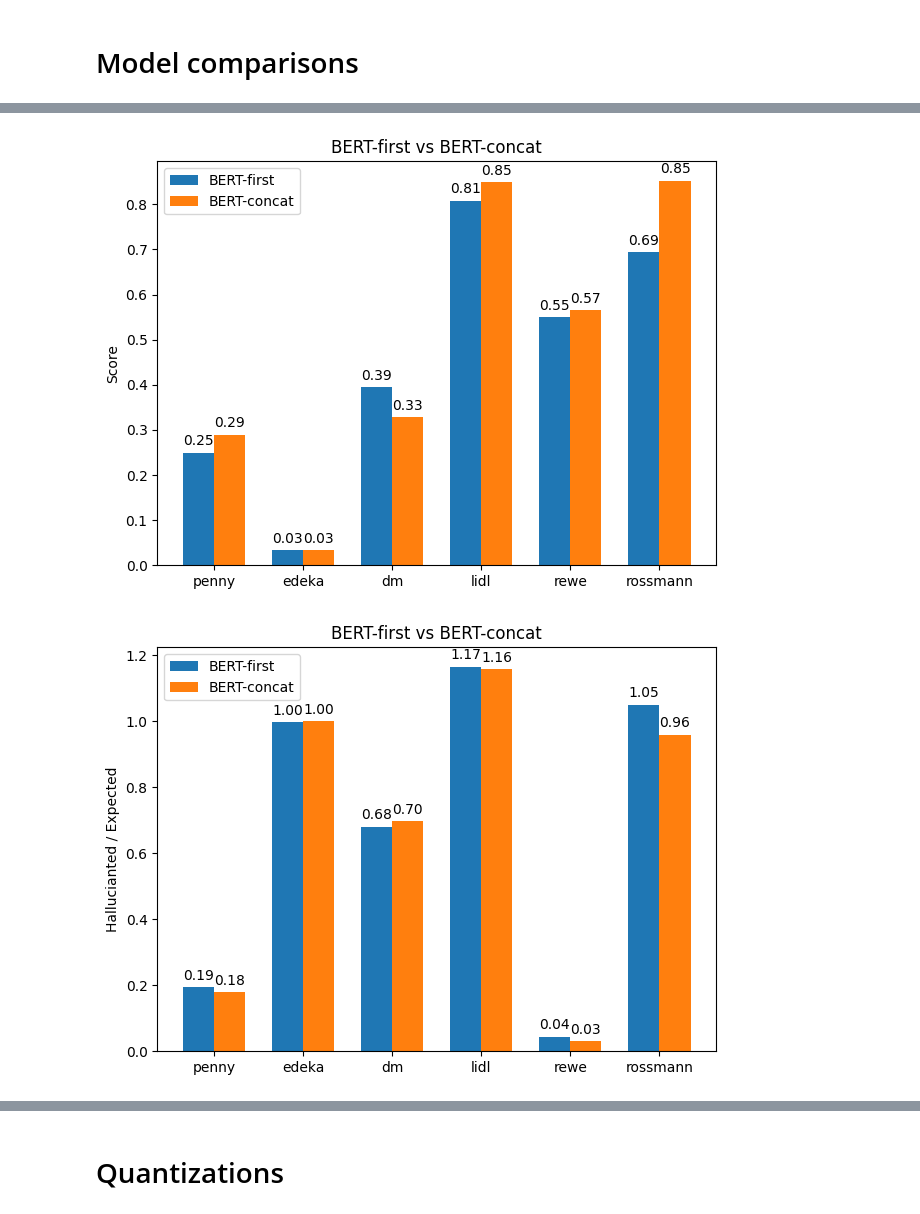
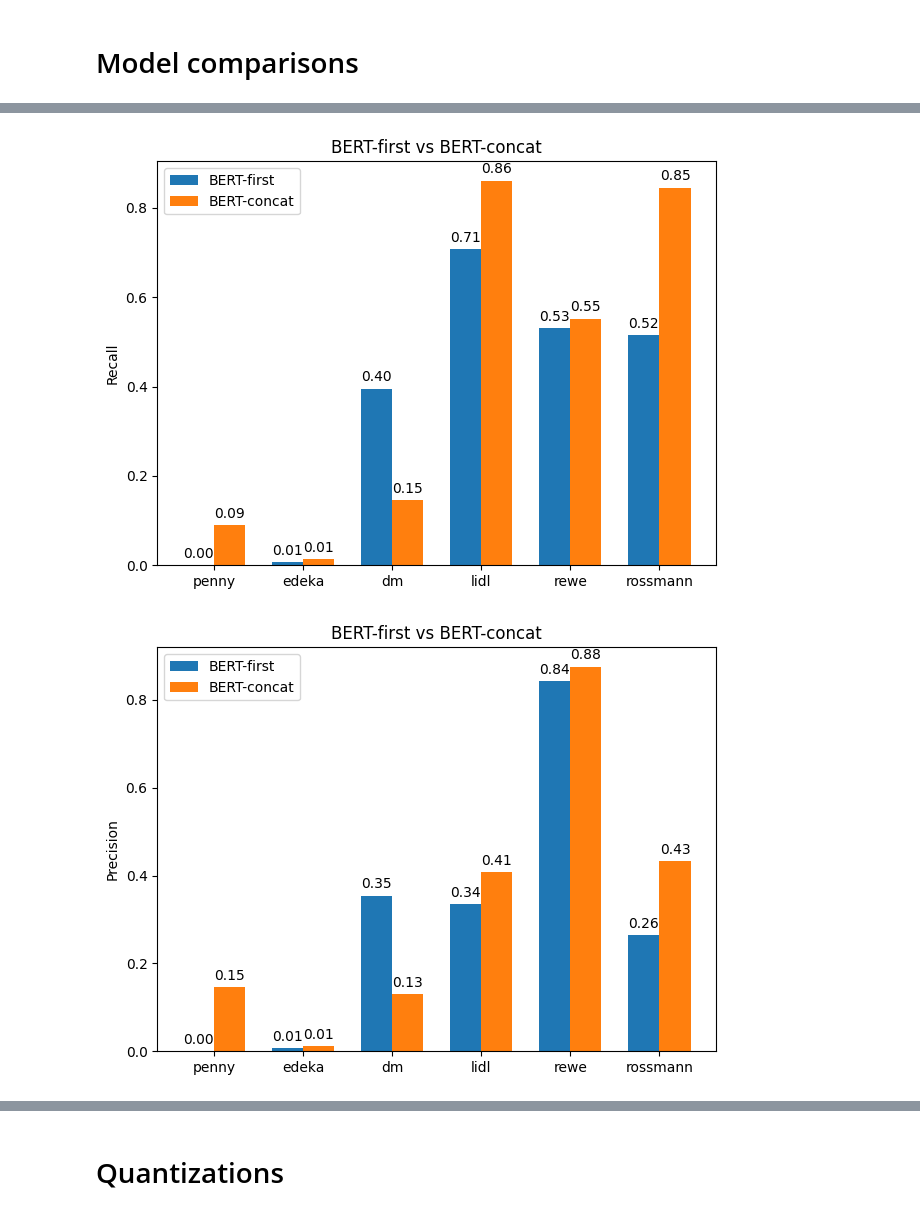
Before and after one commit to ZPP-MURMURAS/ZPP_Murmuras, a Jupyter notebook: benchmarking/plots.ipynb, the cells around one changed output, grey strips where cells are left out. Saved outputs shown, nothing was run; the diff lists cells and outputs as text; code cells hidden in the pictures.

```diff
--- a/benchmarking/plots.ipynb
+++ b/benchmarking/plots.ipynb
@@ -3,10 +3,9 @@ import matplotlib.pyplot as plt
 import numpy as np
 import json
 # %%
-with open('benchmarking_results_1.json', 'r') as f:
-    benchmark_data_list = json.load(f)
+with open('benchmarking_results.json', 'r') as f:
+    benchmark_data = json.load(f)
 
-benchmark_data = {d['name']: {k: v for k, v in d.items() if k != 'name'} for d in benchmark_data_list}
 benchmark_data
 # %% [output]
 {'llama-wth-not_quantized': {'module': 'pipelines.llama_pipeline',
@@ -128,24 +131,24 @@ model_comparison_barplot(
 # %%
 model_comparison_barplot(
-    benchmark_data['bert-general-no-curr-first']['scores'],
-    benchmark_data['bert-general-no-curr-concat']['scores'],
+    benchmark_data['bert-no-curr-first']['recall'],
+    benchmark_data['bert-no-curr-concat']['recall'],
     'BERT-first',
     'BERT-concat',
-    'Score',
-    'bert_first_vs_concat_scores'
+    'Recall',
+    'bert_first_vs_concat_recall'
 )
 # %% [output]
-[figure, old version]
+[figure, new version]
 # %%
 model_comparison_barplot(
-    benchmark_data['bert-general-no-curr-first']['h/e'],
-    benchmark_data['bert-general-no-curr-concat']['h/e'],
+    benchmark_data['bert-no-curr-first']['precision'],
+    benchmark_data['bert-no-curr-concat']['precision'],
     'BERT-first',
     'BERT-concat',
-    'Hallucianted / Expected',
-    'bert_first_vs_concat_h_by_e'
+    'Precision',
+    'bert_first_vs_concat_precision'
 )
 # %% [output]
-[figure, old version]
+[figure, new version]
 # %%
 model_comparison_barplot(
```
Also changed, not shown: parts of 24 cells of this notebook.
